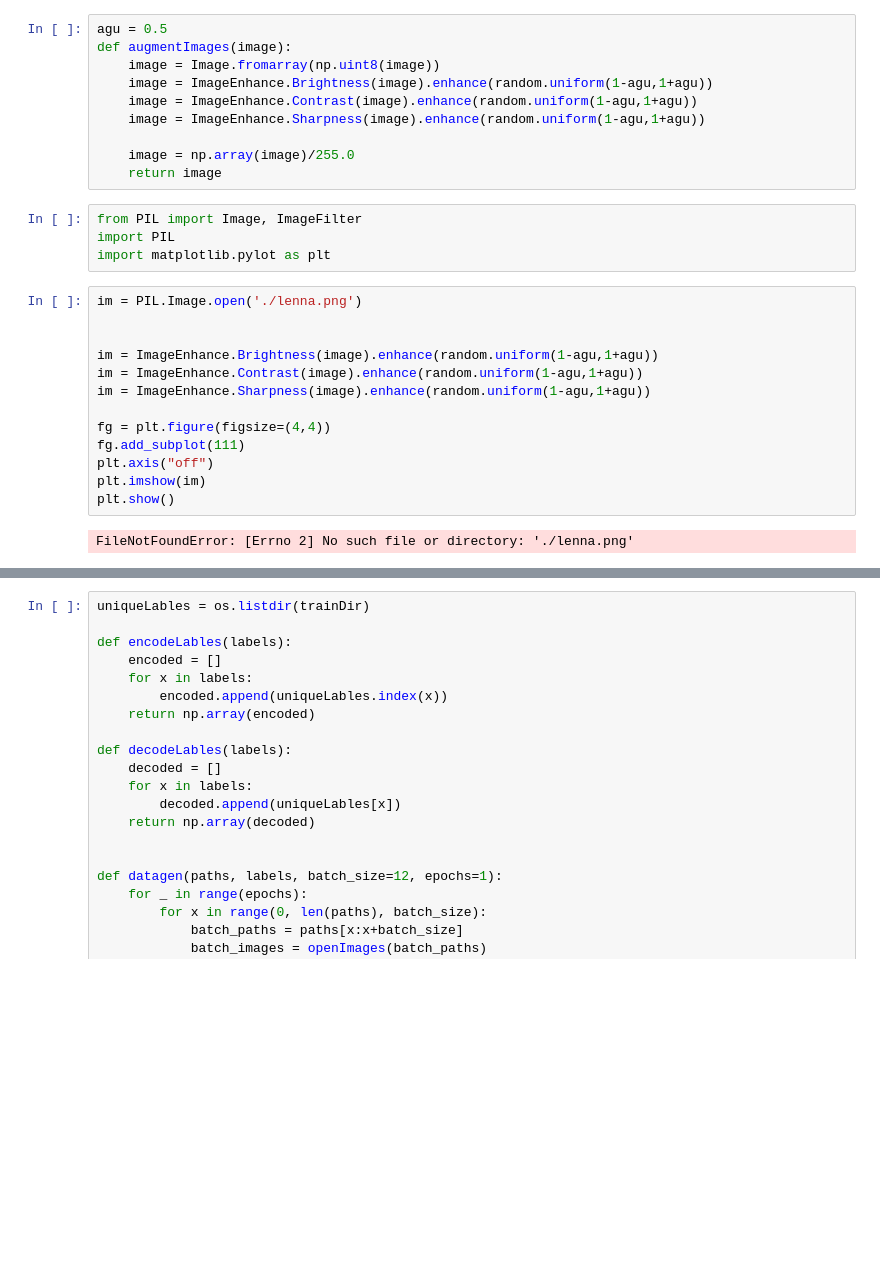
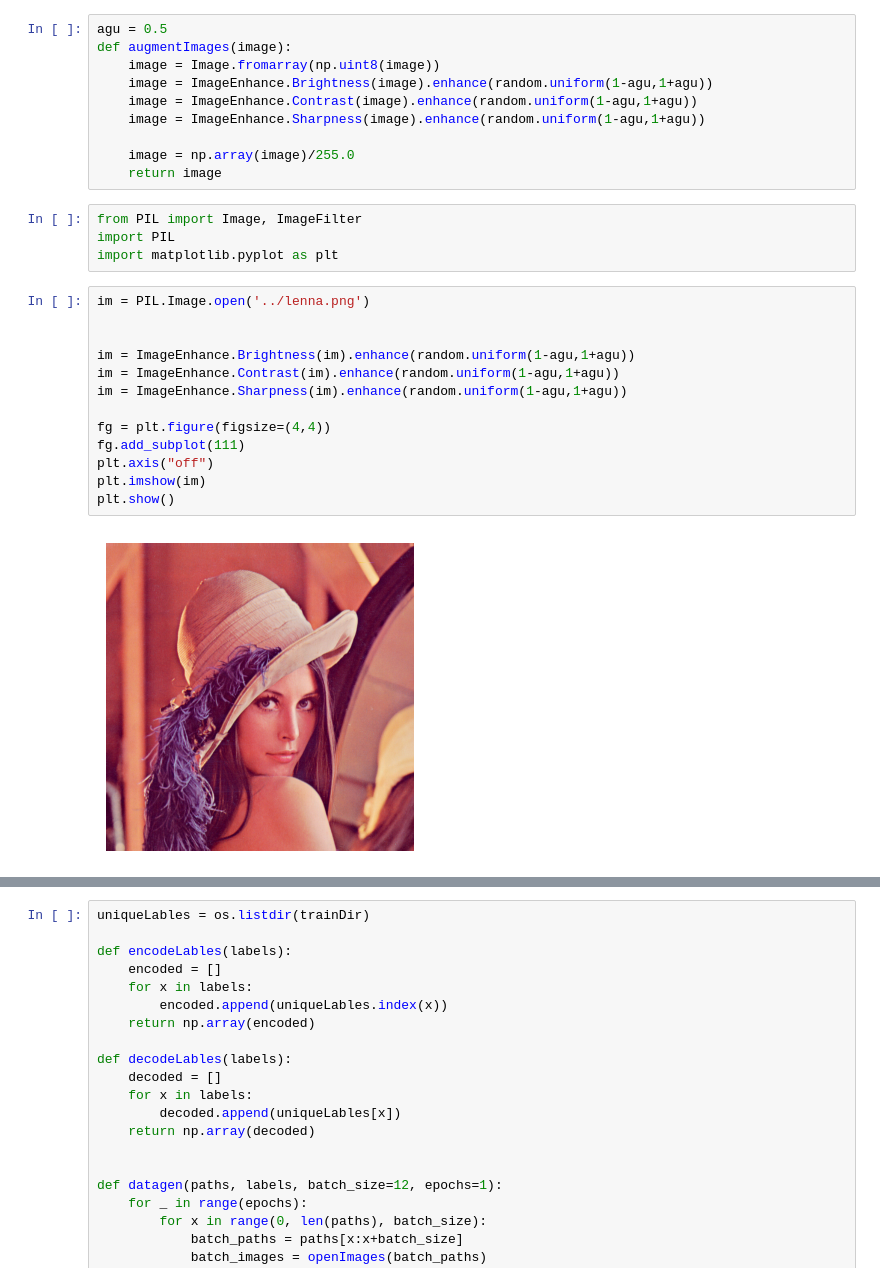
Before and after one commit to ChipChaddleson/BirdClassifier, a Jupyter notebook: dev/main2.ipynb, the cells around one changed output, grey strips where cells are left out. Drawn from its saved outputs; the diff is of its cells as text; blank space fills up the shorter version.

```diff
--- a/dev/main2.ipynb
+++ b/dev/main2.ipynb
@@ -88,22 +88,22 @@ def augmentImages(image):
 # %%
 from PIL import Image, ImageFilter
 import PIL
-import matplotlib.pylot as plt
+import matplotlib.pyplot as plt
 # %%
-im = PIL.Image.open('./lenna.png')
+im = PIL.Image.open('../lenna.png')
 
 
-im = ImageEnhance.Brightness(image).enhance(random.uniform(1-agu,1+agu))
-im = ImageEnhance.Contrast(image).enhance(random.uniform(1-agu,1+agu))
-im = ImageEnhance.Sharpness(image).enhance(random.uniform(1-agu,1+agu))
+im = ImageEnhance.Brightness(im).enhance(random.uniform(1-agu,1+agu))
+im = ImageEnhance.Contrast(im).enhance(random.uniform(1-agu,1+agu))
+im = ImageEnhance.Sharpness(im).enhance(random.uniform(1-agu,1+agu))
 
 fg = plt.figure(figsize=(4,4))
 fg.add_subplot(111)
 plt.axis("off")
 plt.imshow(im)
 plt.show()
 # %% [output]
-FileNotFoundError: [Errno 2] No such file or directory: './lenna.png'
+[figure, added]
 # %%
 imageSize = 128
 
```
Also changed, not shown: parts of 10 cells of this notebook, 3 other files.
